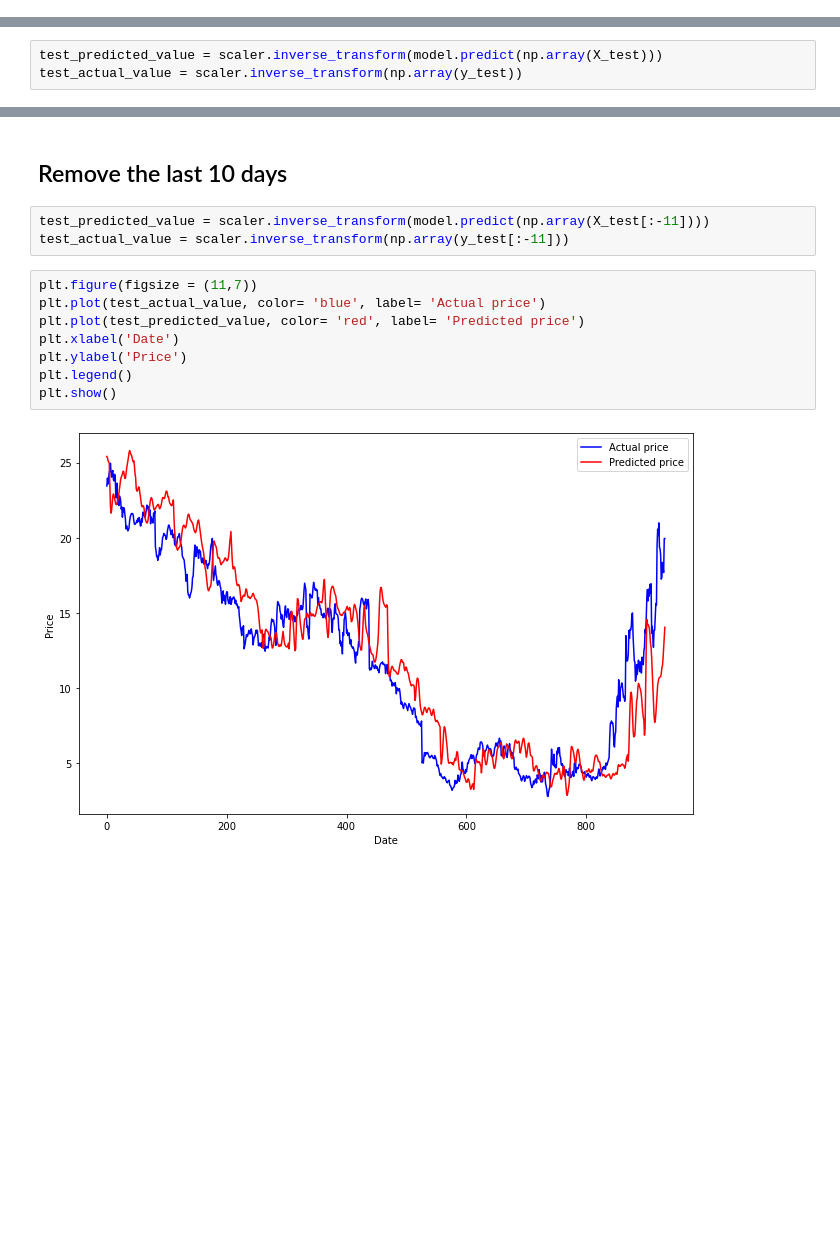
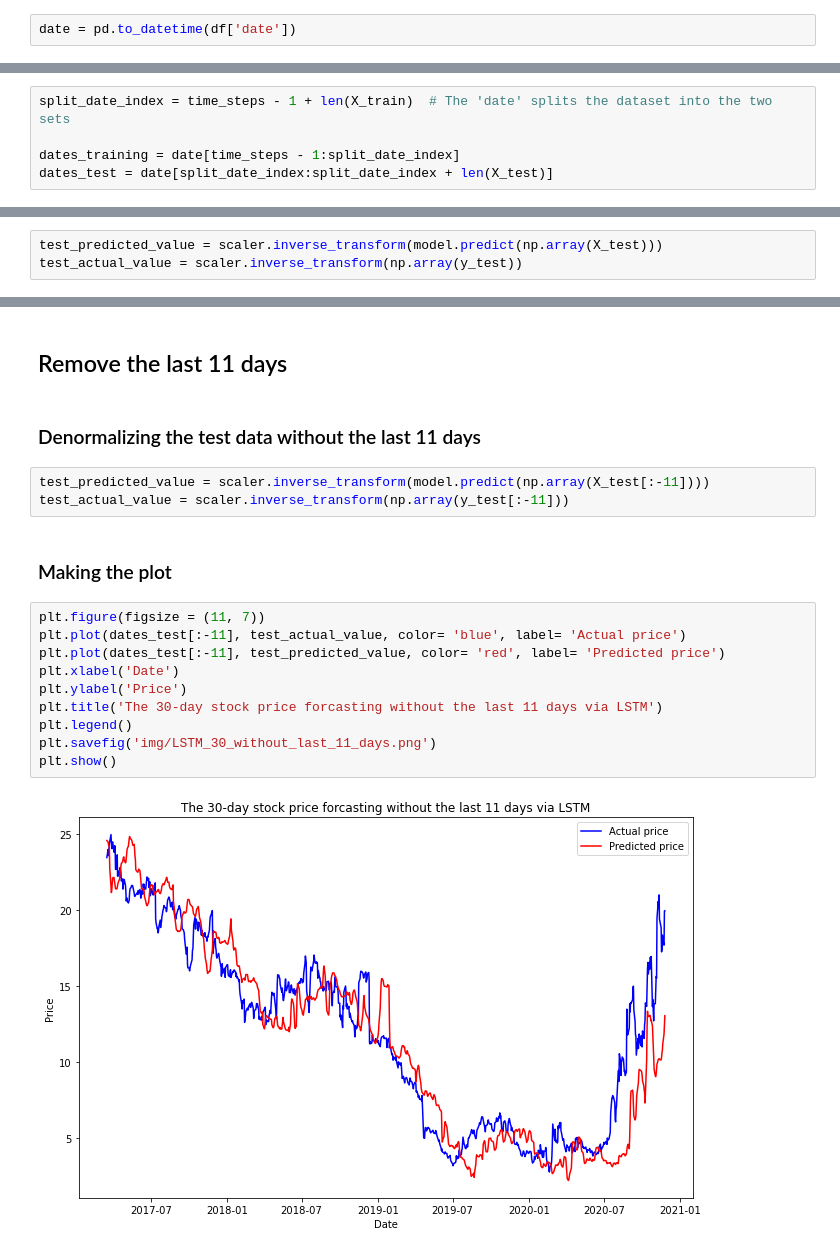
Before and after one commit to zhaoshengEE/Stock_Price_Forecasting, a Jupyter notebook: LSTM_30.ipynb, the cells around one changed output, grey strips where cells are left out. Cells and saved outputs as stored; diff of their text form; blank space fills up the shorter version.

Commit message:
Using LSTM to do 30-day forecasting

```diff
--- a/LSTM_30.ipynb
+++ b/LSTM_30.ipynb
@@ -41,0 +45,2 @@ df = pd.read_csv("data/GME_stock.csv")
+# %%
+date = pd.to_datetime(df['date'])
@@ -119,0 +106,5 @@ y_train[0].shape
+# %%
+split_date_index = time_steps - 1 + len(X_train)  # The 'date' splits the dataset into the two sets
+
+dates_training = date[time_steps - 1:split_date_index]
+dates_test = date[split_date_index:split_date_index + len(X_test)]
@@ -215,15 +254,21 @@ The coefficient of determination (R^2) for the LSTM model is 0.14840696653717977
 # %% [markdown]
-## Remove the last 10 days
+## Remove the last 11 days
+# %% [markdown]
+### Denormalizing the test data without the last 11 days
 # %%
 test_predicted_value = scaler.inverse_transform(model.predict(np.array(X_test[:-11])))
 test_actual_value = scaler.inverse_transform(np.array(y_test[:-11]))
+# %% [markdown]
+### Making the plot
 # %%
-plt.figure(figsize = (11,7))
-plt.plot(test_actual_value, color= 'blue', label= 'Actual price')
-plt.plot(test_predicted_value, color= 'red', label= 'Predicted price')
+plt.figure(figsize = (11, 7))
+plt.plot(dates_test[:-11], test_actual_value, color= 'blue', label= 'Actual price')
+plt.plot(dates_test[:-11], test_predicted_value, color= 'red', label= 'Predicted price')
 plt.xlabel('Date')
 plt.ylabel('Price')
+plt.title('The 30-day stock price forcasting without the last 11 days via LSTM')
 plt.legend()
+plt.savefig('img/LSTM_30_without_last_11_days.png')
 plt.show()
 # %% [output]
-[figure, old version]
+[figure, new version]
```
Also changed, not shown: parts of 52 cells of this notebook.
